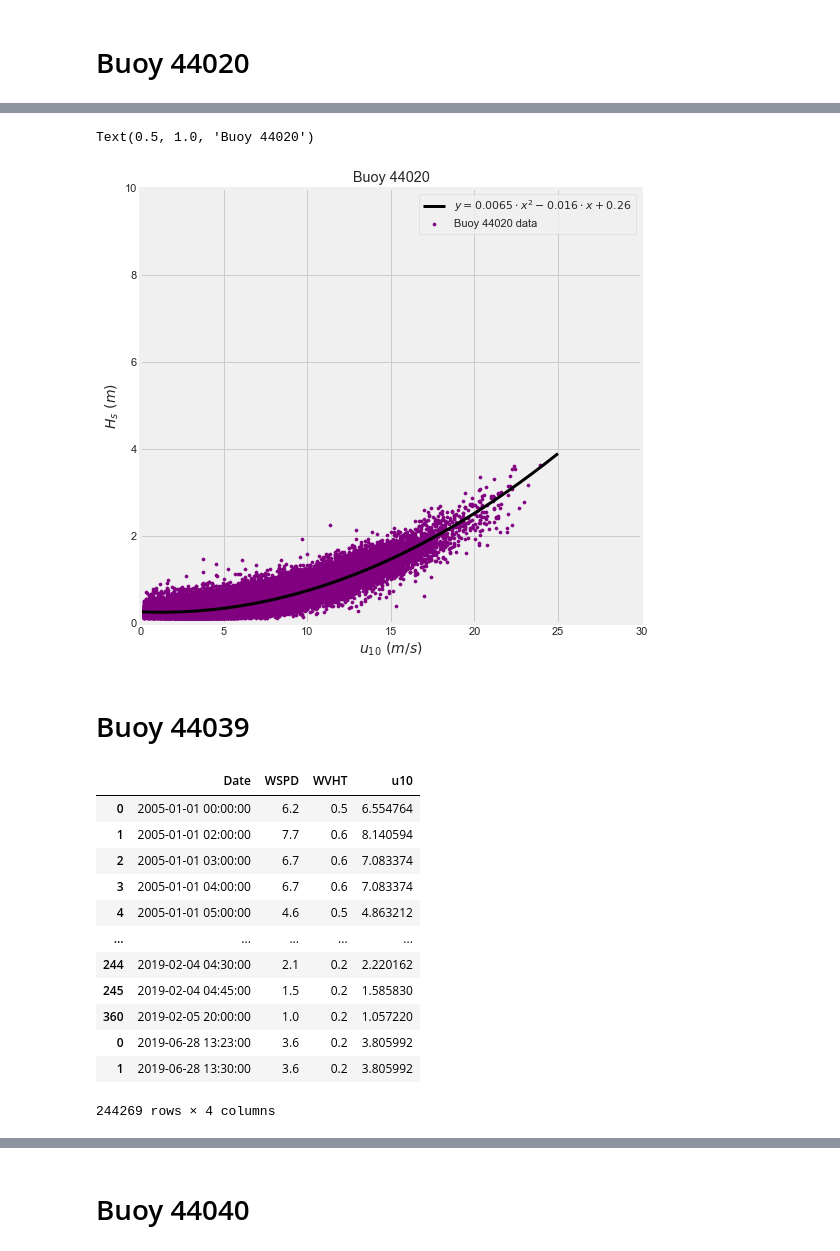
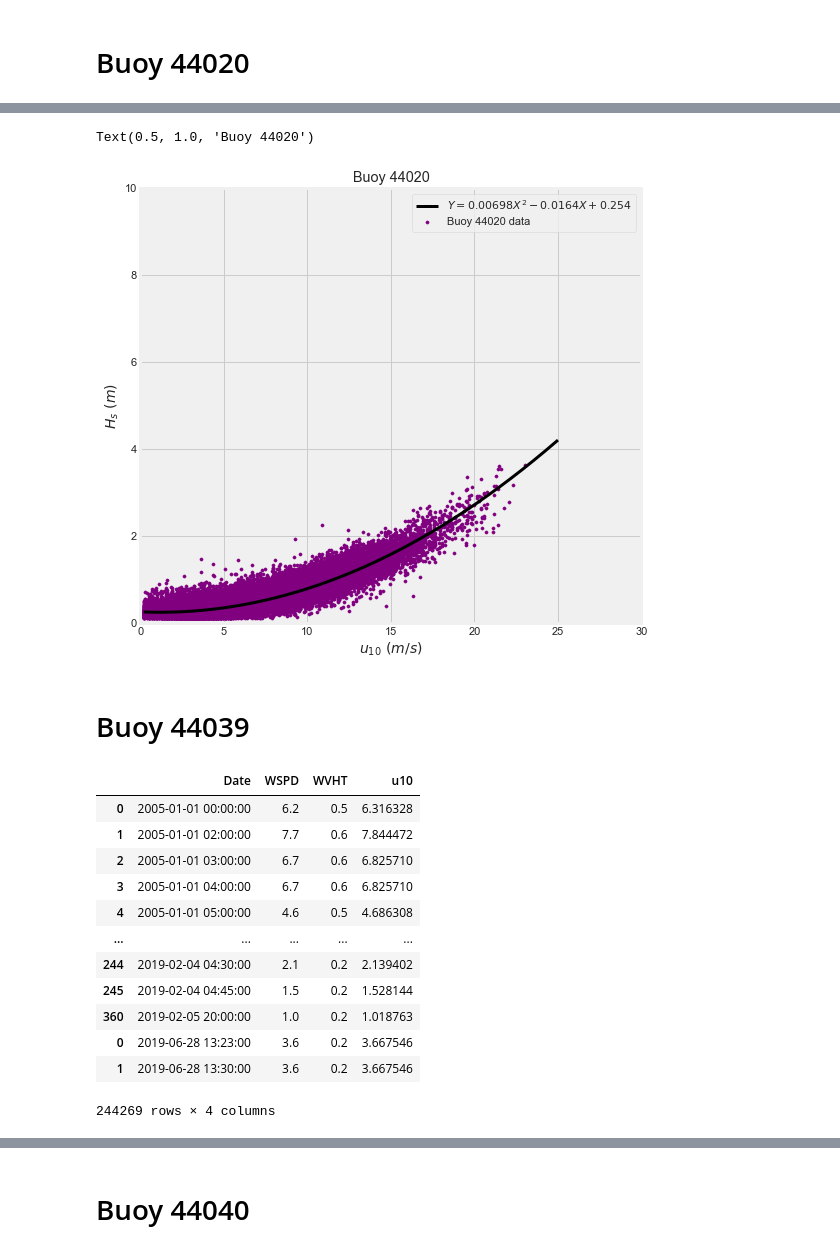
Before and after one commit to panmits86-zz/masters_thesis, a Jupyter notebook: code/wind_wave_relationships.ipynb, the cells around one changed output, grey strips where cells are left out. Cells and saved outputs as stored; diff of their text form; code cells hidden in the pictures.

```diff
--- a/code/wind_wave_relationships.ipynb
+++ b/code/wind_wave_relationships.ipynb
@@ -169,7 +170,7 @@ b44025_wave_wind = pd.concat((pd.read_csv(f, delim_whitespace=True,
                           parse_dates={'Date':['#YY','MM','DD','hh','mm']}) for f in all_files))
 b44025_wave_wind = b44025_wave_wind[(b44025_wave_wind.WVHT !=99) & (b44025_wave_wind.WVHT > 0.1) &  (b44025_wave_wind.WSPD > 0.1) &
                                     (b44025_wave_wind.WSPD !=99)]
-b44025_wave_wind['u10'] = b44025_wave_wind['WSPD']*np.sqrt((0.4**2)/0.0013)*(1/(np.log(4.1/0.000097)))
+b44025_wave_wind['u10'] = b44025_wave_wind['WSPD']*np.sqrt((0.4**2)/0.0014)*(1/(np.log(4.1/0.000097)))
 b44025_wave_wind
 # %% [output]
 |  | Date | WSPD | WVHT | u10 |
@@ -255,7 +256,7 @@ b44065_wave_wind = pd.concat((pd.read_csv(f, delim_whitespace=True,
                           parse_dates={'Date':['#YY','MM','DD','hh','mm']}) for f in all_files))
 b44065_wave_wind = b44065_wave_wind[(b44065_wave_wind.WVHT !=99) & (b44065_wave_wind.WVHT > 0.1) &  (b44065_wave_wind.WSPD > 0.1) &
                                     (b44065_wave_wind.WSPD !=99)]
-b44065_wave_wind['u10'] = b44065_wave_wind['WSPD']*np.sqrt((0.4**2)/0.0013)*(1/(np.log(4.1/0.000097)))
+b44065_wave_wind['u10'] = b44065_wave_wind['WSPD']*np.sqrt((0.4**2)/0.0014)*(1/(np.log(4.1/0.000097)))
 b44065_wave_wind
 # %% [output]
 |  | Date | WSPD | WVHT | u10 |
@@ -341,7 +342,7 @@ b44020_wave_wind = pd.concat((pd.read_csv(f, delim_whitespace=True,
                           parse_dates={'Date':['#YY','MM','DD','hh','mm']}) for f in all_files))
 b44020_wave_wind = b44020_wave_wind[(b44020_wave_wind.WVHT !=99) & (b44020_wave_wind.WVHT > 0.1) &  (b44020_wave_wind.WSPD > 0.1) &
                                     (b44020_wave_wind.WSPD !=99)]
-b44020_wave_wind['u10'] = b44020_wave_wind['WSPD']*np.sqrt((0.4**2)/0.0013)*(1/(np.log(3.8/0.000097)))
+b44020_wave_wind['u10'] = b44020_wave_wind['WSPD']*np.sqrt((0.4**2)/0.0014)*(1/(np.log(3.8/0.000095)))
 b44020_wave_wind
 # %% [output]
 |  | Date | WSPD | WVHT | u10 |
@@ -364,7 +365,7 @@ y = b44020_wave_wind['WVHT']
 model1 = LinearRegression(fit_intercept=False)
 
 #model.fit(x[:, np.newaxis], y)
-xfit3 = np.linspace(0, 25, 1000)
+xfit3 = np.linspace(pd.Series.min(x), 25, 1000)
 
 poly_model = make_pipeline(PolynomialFeatures(2), model1)
 
@@ -396,25 +397,25 @@ print(np.std(scores['test_neg_root_mean_squared_error']))
 # %%
 fig, ax = plt.subplots(figsize=(8, 8))
 ax.scatter(x, y, s=10,color='purple', label='Buoy 44020 data')
 
-ax.plot(xfit3, yfit3, color='black', linewidth=3, label=r'$y=0.0065 \cdot x^2 - 0.016 \cdot x + 0.26 $')
+ax.plot(xfit3, yfit3, color='black', linewidth=3, label=r'$Y=0.00698X^2 - 0.0164X + 0.254 $')
 
 plt.xlabel('$u_{10} \ (m/s)$', fontsize=14)
 plt.ylabel('$H_{s} \ (m)$', fontsize=14)
 
 plt.ylim(0,10)
 plt.xlim(0,30)
 
 #ax.set(xlabel="$u_{10} \ (m/s)$",
  #      ylabel="Significant Wave Height (m)")
 ax.legend(loc='best')
 #extra = plt.Rectangle((2, 2), 1, 1, facecolor="black", alpha=0, fill=False)
 #ax.legend([extra], [(r'$RMSE={:.2f} \pm {:.2f}$').format(-np.mean(scores['test_neg_root_mean_squared_error']),
                                                       #np.std(scores['test_neg_root_mean_squared_error']))], loc='upper left')
 plt.title('Buoy 44020')
 # %% [output]
 Text(0.5, 1.0, 'Buoy 44020')
-[figure, old version]
+[figure, new version]
 # %% [markdown]
 # Buoy 44039
 # %%
@@ -427,21 +428,21 @@ b44039_wave_wind = pd.concat((pd.read_csv(f, delim_whitespace=True,
                           parse_dates={'Date':['#YY','MM','DD','hh','mm']}) for f in all_files))
 b44039_wave_wind = b44039_wave_wind[(b44039_wave_wind.WVHT !=99) & (b44039_wave_wind.WVHT > 0.1) &  (b44039_wave_wind.WSPD > 0.1) &
                                     (b44039_wave_wind.WSPD !=99)]
-b44039_wave_wind['u10'] = b44039_wave_wind['WSPD']*np.sqrt((0.4**2)/0.0013)*(1/(np.log(3.5/0.000097)))
+b44039_wave_wind['u10'] = b44039_wave_wind['WSPD']*np.sqrt((0.4**2)/0.0014)*(1/(np.log(3.5/0.000097)))
 b44039_wave_wind
 # %% [output]
 |  | Date | WSPD | WVHT | u10 |
-| 0 | 2005-01-01 00:00:00 | 6.2 | 0.5 | 6.554764 |
-| 1 | 2005-01-01 02:00:00 | 7.7 | 0.6 | 8.140594 |
-| 2 | 2005-01-01 03:00:00 | 6.7 | 0.6 | 7.083374 |
-| 3 | 2005-01-01 04:00:00 | 6.7 | 0.6 | 7.083374 |
-| 4 | 2005-01-01 05:00:00 | 4.6 | 0.5 | 4.863212 |
+| 0 | 2005-01-01 00:00:00 | 6.2 | 0.5 | 6.316328 |
+| 1 | 2005-01-01 02:00:00 | 7.7 | 0.6 | 7.844472 |
+| 2 | 2005-01-01 03:00:00 | 6.7 | 0.6 | 6.825710 |
+| 3 | 2005-01-01 04:00:00 | 6.7 | 0.6 | 6.825710 |
+| 4 | 2005-01-01 05:00:00 | 4.6 | 0.5 | 4.686308 |
 | ... | ... | ... | ... | ... |
-| 244 | 2019-02-04 04:30:00 | 2.1 | 0.2 | 2.220162 |
-| 245 | 2019-02-04 04:45:00 | 1.5 | 0.2 | 1.585830 |
-| 360 | 2019-02-05 20:00:00 | 1.0 | 0.2 | 1.057220 |
-| 0 | 2019-06-28 13:23:00 | 3.6 | 0.2 | 3.805992 |
-| 1 | 2019-06-28 13:30:00 | 3.6 | 0.2 | 3.805992 |
+| 244 | 2019-02-04 04:30:00 | 2.1 | 0.2 | 2.139402 |
+| 245 | 2019-02-04 04:45:00 | 1.5 | 0.2 | 1.528144 |
+| 360 | 2019-02-05 20:00:00 | 1.0 | 0.2 | 1.018763 |
+| 0 | 2019-06-28 13:23:00 | 3.6 | 0.2 | 3.667546 |
+| 1 | 2019-06-28 13:30:00 | 3.6 | 0.2 | 3.667546 |
 244269 rows × 4 columns
 # %%
 x = b44039_wave_wind['u10']
```
Also changed, not shown: parts of 30 cells of this notebook.
